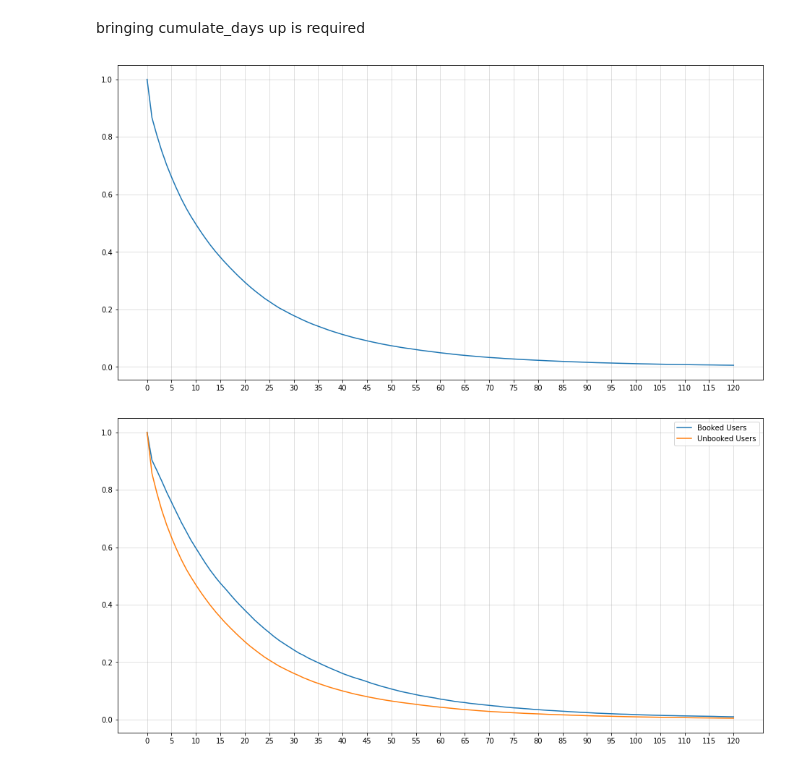
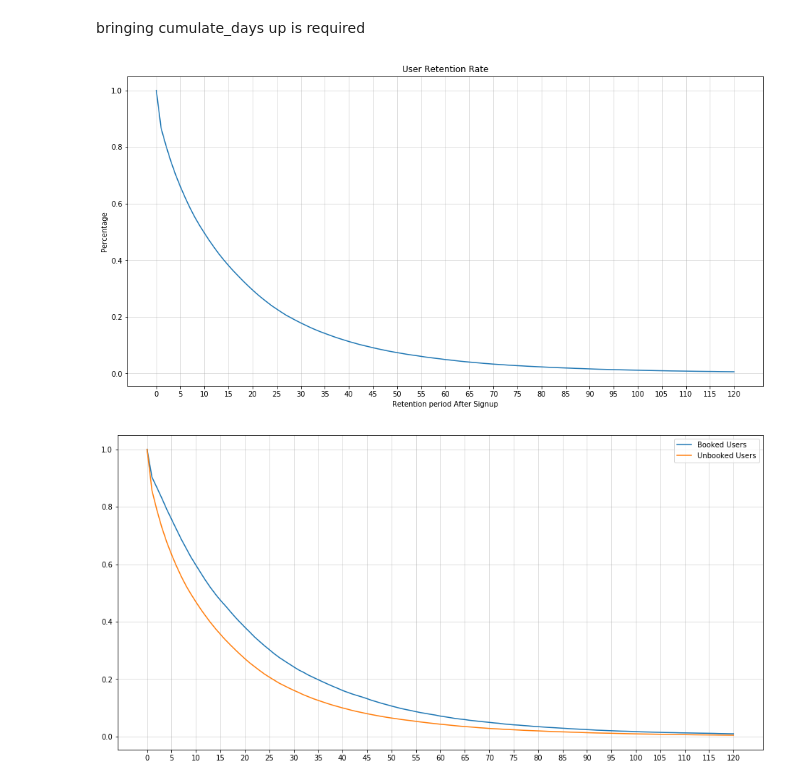
Before and after one commit to seonnyseo/data_analysis, a Jupyter notebook: airbnb_recruiting_new_user_bookings/notebook/eda.ipynb, the cells around one changed output. Saved outputs shown, nothing was run; the diff lists cells and outputs as text; code cells hidden in the pictures.

```diff
--- a/airbnb_recruiting_new_user_bookings/notebook/eda.ipynb
+++ b/airbnb_recruiting_new_user_bookings/notebook/eda.ipynb
@@ -539,11 +559,16 @@ for day in range(0, 121):
 # %%
 plt.figure(figsize=(16,8))
 plt.plot(range(0, 121), _retention)
 #plt.legend()
 plt.xticks(range(0,121, 5))
 plt.grid(alpha = 0.5)
+plt.savefig('./figure/retention.png', dpi=300, bbox_inches='tight')
+plt.ylabel('Percentage')
+plt.xlabel('Retention period After Signup')
+plt.title('User Retention Rate')
+plt.show()
 # %% [output]
-[figure, old version]
+[figure, new version]
 # %%
 booked_users_elapsed = booked_users.groupby('id')['secs_elapsed'].agg(['sum', ('day', lambda x: np.sum(x)/60/60/24)])
 unbooked_users_elapsed = unbooked_users.groupby('id')['secs_elapsed'].agg(['sum', ('day', lambda x: np.sum(x)/60/60/24)])
```
Also changed, not shown: parts of 21 cells of this notebook.
